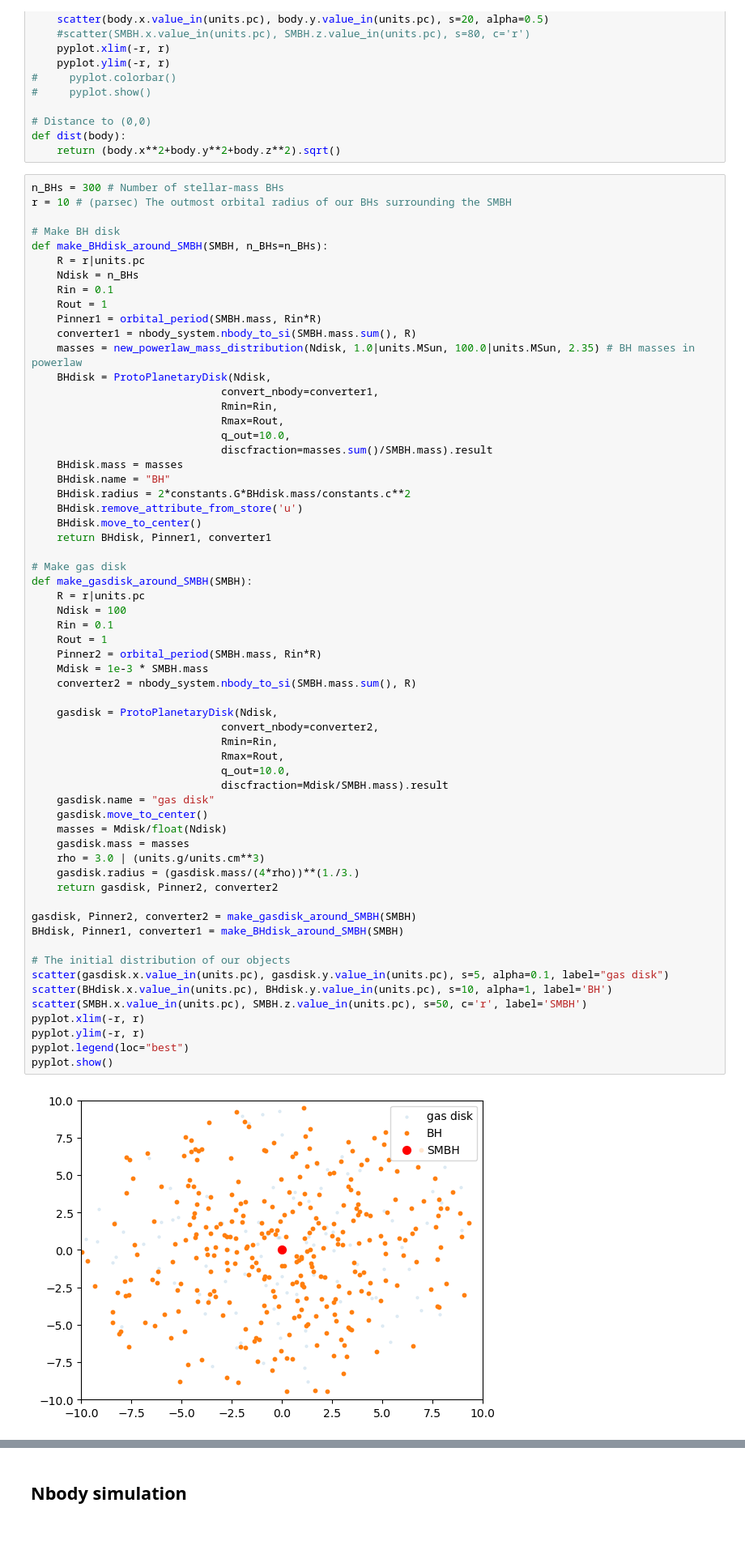
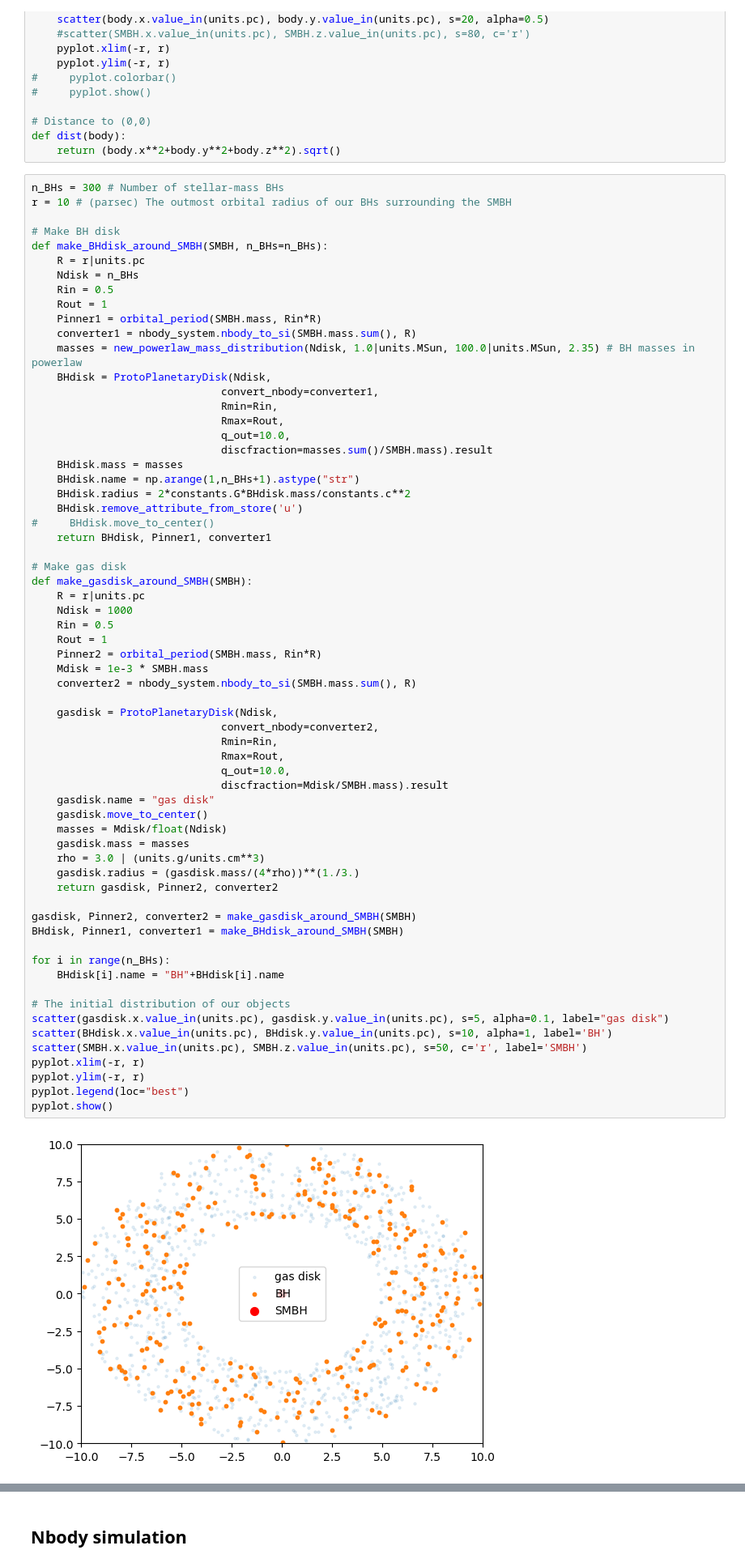
Before and after one commit to Protesticon/BBH_AMUSE, a Jupyter notebook: BH_initialization.ipynb, the cells around one changed output, grey strips where cells are left out. Shown at 81% size. Saved outputs shown, nothing was run; the diff lists cells and outputs as text; blank space fills up the shorter version.

```diff
--- a/BH_initialization.ipynb
+++ b/BH_initialization.ipynb
@@ -47,7 +47,7 @@ r = 10 # (parsec) The outmost orbital radius of our BHs surrounding the SMBH
 def make_BHdisk_around_SMBH(SMBH, n_BHs=n_BHs):
     R = r|units.pc
     Ndisk = n_BHs
-    Rin = 0.1
+    Rin = 0.5
     Rout = 1
     Pinner1 = orbital_period(SMBH.mass, Rin*R)
     converter1 = nbody_system.nbody_to_si(SMBH.mass.sum(), R)
@@ -59,49 +59,52 @@ def make_BHdisk_around_SMBH(SMBH, n_BHs=n_BHs):
                               q_out=10.0,
                               discfraction=masses.sum()/SMBH.mass).result
     BHdisk.mass = masses
-    BHdisk.name = "BH"
+    BHdisk.name = np.arange(1,n_BHs+1).astype("str")
     BHdisk.radius = 2*constants.G*BHdisk.mass/constants.c**2
     BHdisk.remove_attribute_from_store('u')
-    BHdisk.move_to_center()
+#     BHdisk.move_to_center()
     return BHdisk, Pinner1, converter1
 
 # Make gas disk
 def make_gasdisk_around_SMBH(SMBH):
     R = r|units.pc
-    Ndisk = 100
-    Rin = 0.1
+    Ndisk = 1000
+    Rin = 0.5
     Rout = 1
     Pinner2 = orbital_period(SMBH.mass, Rin*R)
     Mdisk = 1e-3 * SMBH.mass
     converter2 = nbody_system.nbody_to_si(SMBH.mass.sum(), R)
 
     gasdisk = ProtoPlanetaryDisk(Ndisk,
                               convert_nbody=converter2,
                               Rmin=Rin,
                               Rmax=Rout,
                               q_out=10.0,
                               discfraction=Mdisk/SMBH.mass).result
     gasdisk.name = "gas disk"
     gasdisk.move_to_center()
     masses = Mdisk/float(Ndisk)
     gasdisk.mass = masses
     rho = 3.0 | (units.g/units.cm**3)
     gasdisk.radius = (gasdisk.mass/(4*rho))**(1./3.)
     return gasdisk, Pinner2, converter2
 
 gasdisk, Pinner2, converter2 = make_gasdisk_around_SMBH(SMBH)
 BHdisk, Pinner1, converter1 = make_BHdisk_around_SMBH(SMBH)
 
+for i in range(n_BHs):
+    BHdisk[i].name = "BH"+BHdisk[i].name
+
 # The initial distribution of our objects
 scatter(gasdisk.x.value_in(units.pc), gasdisk.y.value_in(units.pc), s=5, alpha=0.1, label="gas disk")
 scatter(BHdisk.x.value_in(units.pc), BHdisk.y.value_in(units.pc), s=10, alpha=1, label='BH')
 scatter(SMBH.x.value_in(units.pc), SMBH.z.value_in(units.pc), s=50, c='r', label='SMBH')
 pyplot.xlim(-r, r)
 pyplot.ylim(-r, r)
 pyplot.legend(loc="best")
 pyplot.show()
 # %% [output]
-[figure, old version]
+[figure, new version]
 # %%
 # Define collision detection
 def merge_two_stars(bodies, particles_in_encounter):
```
Also changed, not shown: parts of 7 cells of this notebook.
